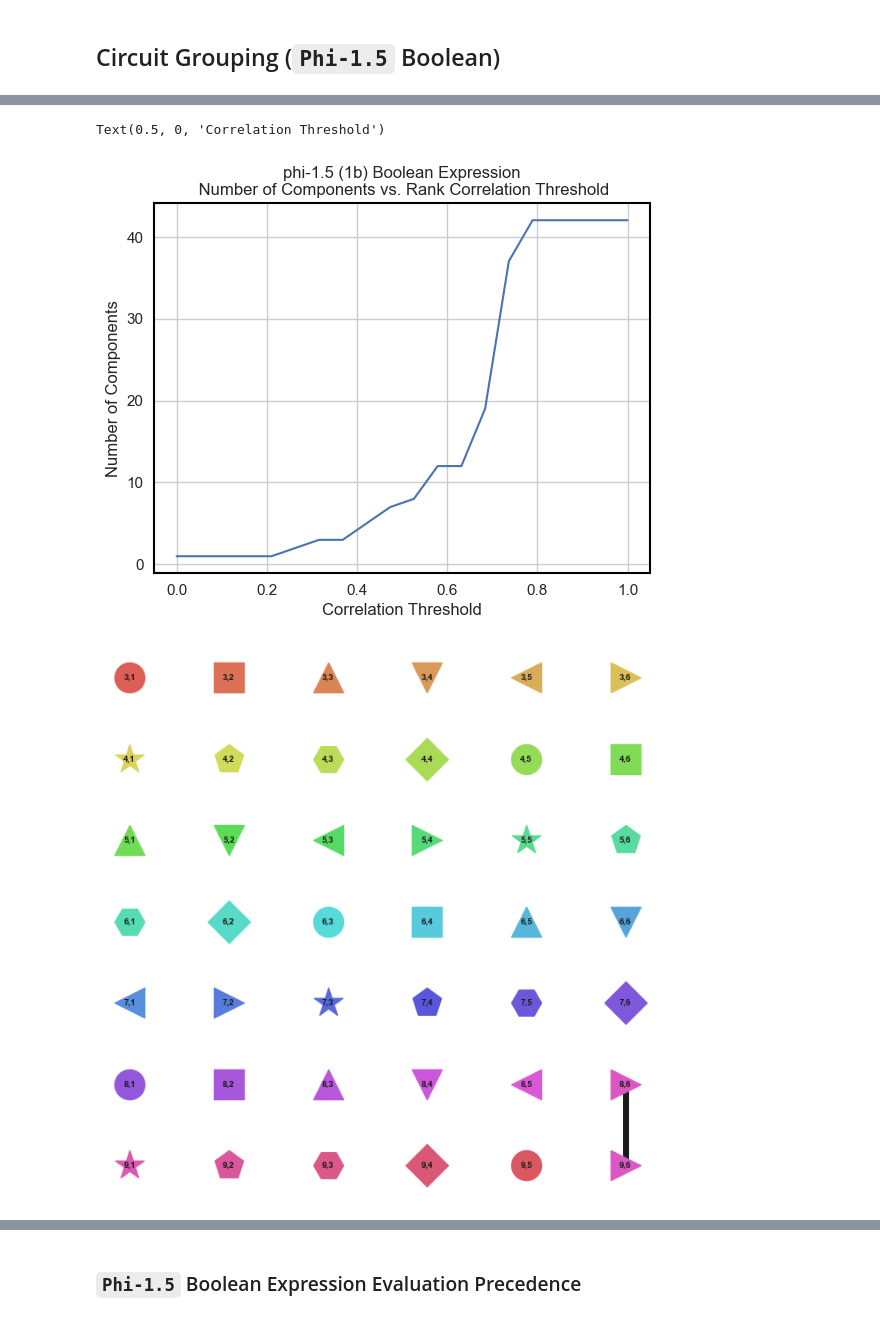
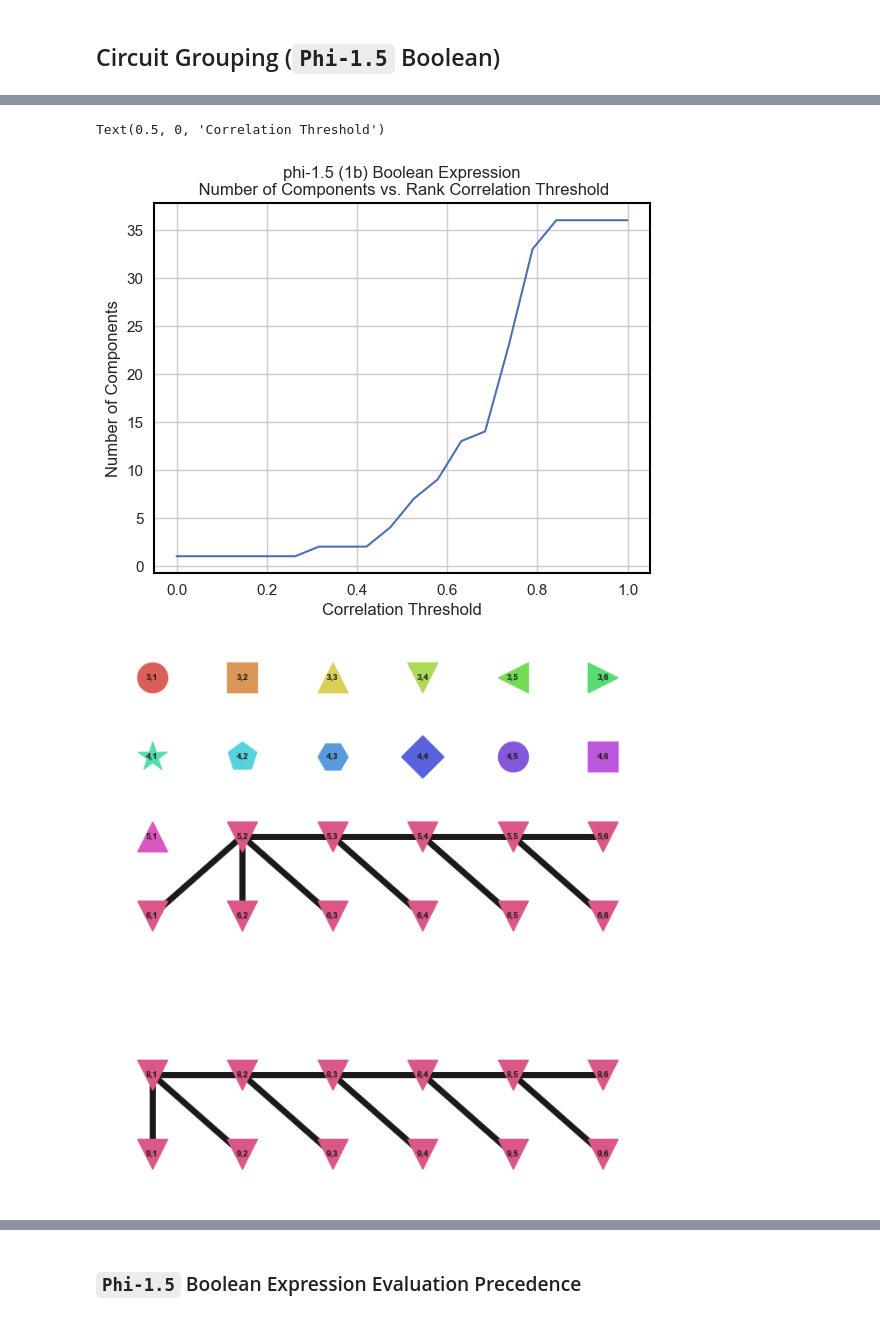
Before and after one commit to alansun17904/mech-arith, a Jupyter notebook: notebooks/bechmark.ipynb, the cells around one changed output, grey strips where cells are left out. Drawn from its saved outputs; the diff is of its cells as text; code cells hidden in the pictures.

```diff
--- a/notebooks/bechmark.ipynb
+++ b/notebooks/bechmark.ipynb
@@ -252,7 +252,7 @@ plt.savefig("gemma-components-vs-rank-correlation.pdf")
 
 **Parenthetical Depth:** `((True) and not False) = 2`
 # %%
-da = pickle.load(open(ROOT / "phi-1_5-benchmark-bool.pkl", "rb"))
+da = pickle.load(open(ROOT / "llama-1b-bool-benchmark.pkl", "rb"))
 # %%
 grid = np.zeros((7,6))
 for k,v in da.items():
@@ -272,9 +276,9 @@ plt.savefig("phi-1.5-bool-benchmark.pdf")
 # %%
 index2label_bool = {}
 cols_bool = []
-for exp_l in range(3, 10):
+for exp_l in [v for v in list(range(3, 10)) if v != 7]:
     for depth in range(1, 7):
-        col = process_graph_file(ROOT / f"phi-1_5-bool-{exp_l}{depth}.json")
+        col = process_graph_file(ROOT / f"kl-llama-1b-bool-{exp_l}{depth}.json")
         cols_bool.append(col)
         index2label_bool[len(cols_bool) - 1] = (exp_l, depth)
 # %%
@@ -310,7 +314,7 @@ plt.savefig("phi-1.5-bool-thresh.pdf")
 prcts = np.linspace(0, 1, 20)
 comps = []
 for prct in prcts:
-    _, ccs = connected_comps(rank_corr_spear_bool, prct, index2label_bool)
+    _, ccs = connected_comps(rank_corr_spear_bool.values, prct, index2label_bool)
     comps.append(len(ccs))
 sns.lineplot(x=prcts, y=comps)
 plt.title("phi-1.5 (1b) Boolean Expression\n Number of Components vs. Rank Correlation Threshold")
@@ -318,10 +322,10 @@ plt.ylabel("Number of Components")
 plt.xlabel("Correlation Threshold")
 # %% [output]
 Text(0.5, 0, 'Correlation Threshold')
-[figure, old version]
+[figure, new version]
 # %%
-_, ccs = connected_comps(rank_corr_spear_bool.values, 0.751, index2label_bool)
+_, ccs = connected_comps(rank_corr_spear_bool.values,0.7, index2label_bool)
 cc_graph(ccs)
 # %% [output]
-[figure, old version]
+[figure, new version]
 # %%
```
Also changed, not shown: parts of 7 cells of this notebook, 5 other files.
